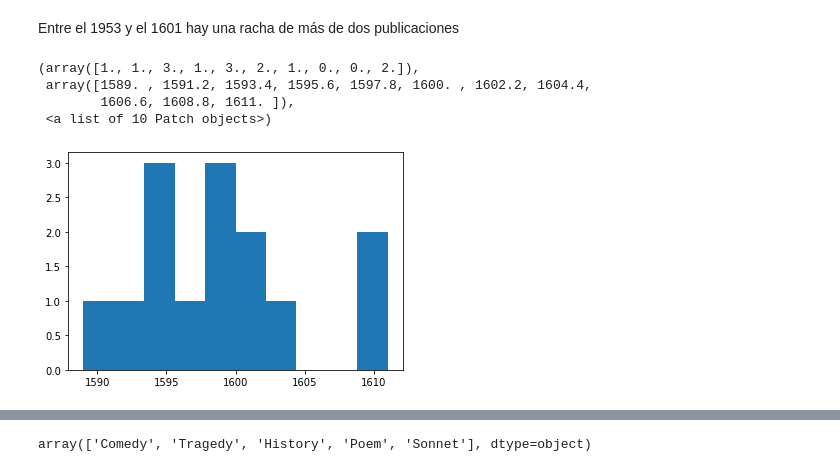
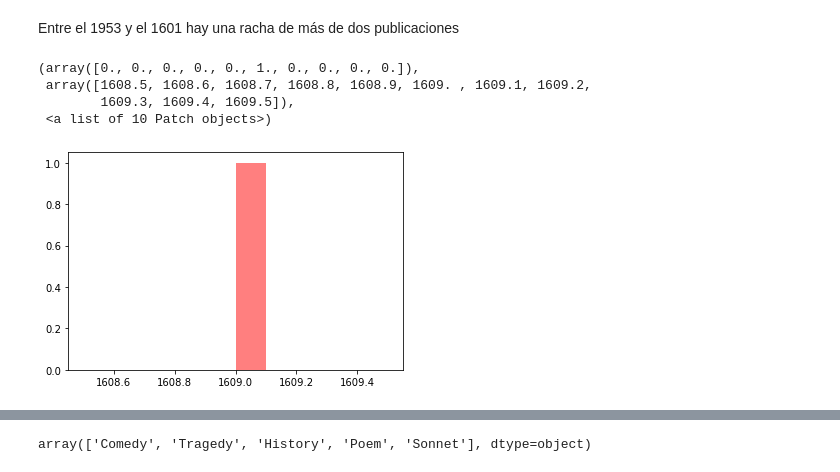
Before and after one commit to srobaina99/Introducci-n-a-ciencia-de-datos, a Jupyter notebook: shakespeare_t1.ipynb, the cells around one changed output, grey strips where cells are left out. Cells and saved outputs as stored; diff of their text form; code cells hidden in the pictures.

```diff
--- a/shakespeare_t1.ipynb
+++ b/shakespeare_t1.ipynb
@@ -348,14 +254,12 @@ Name: Date, dtype: int64
 [figure]
 # %% [markdown]
 Entre el 1953 y el 1601 hay una racha de más de dos publicaciones
-# %%
-plt.hist(df_works[df_works['GenreType'] == 'Comedy']['Date'])
-# %% [output]
-(array([1., 1., 3., 1., 3., 2., 1., 0., 0., 2.]),
- array([1589. , 1591.2, 1593.4, 1595.6, 1597.8, 1600. , 1602.2, 1604.4,
-        1606.6, 1608.8, 1611. ]),
- <a list of 10 Patch objects>)
-[figure, removed]
 # %%
-for genero in df_works['GenreType'].unique()
-    plt.hist(df_works[df_works['GenreType']==genero]['Date'],alpha=0.5,color=)
+plt.hist(df_works[df_works['GenreType'] == 'Sonnet']['Date'], color= "red", alpha=0.5)
+#plt.hist(df_works[df_works['GenreType'] == 'Tragedy']['Date'], color= "blue", alpha=0.5)
+# %% [output]
+(array([0., 0., 0., 0., 0., 1., 0., 0., 0., 0.]),
+ array([1608.5, 1608.6, 1608.7, 1608.8, 1608.9, 1609. , 1609.1, 1609.2,
+        1609.3, 1609.4, 1609.5]),
+ <a list of 10 Patch objects>)
+[figure, added]
```
Also changed, not shown: parts of 24 cells of this notebook.
